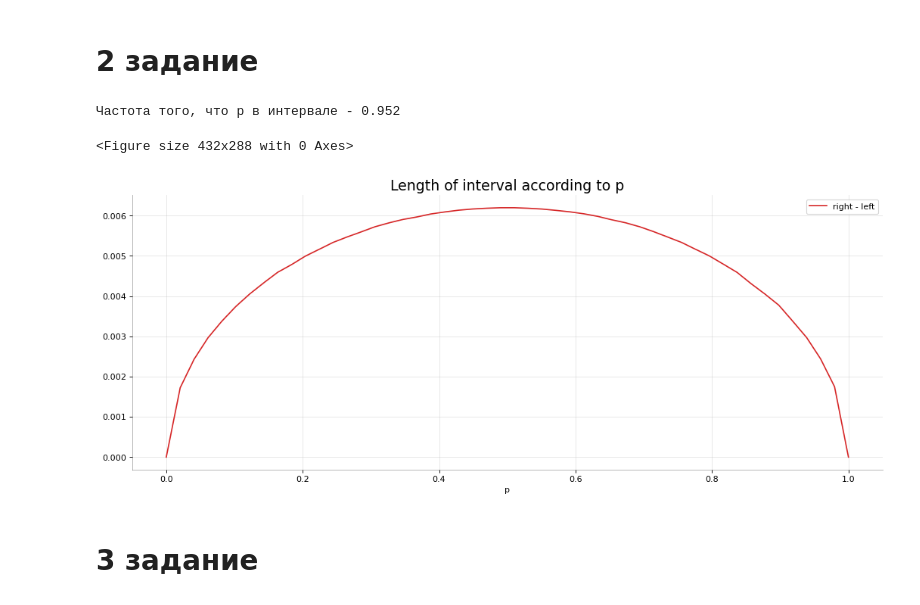
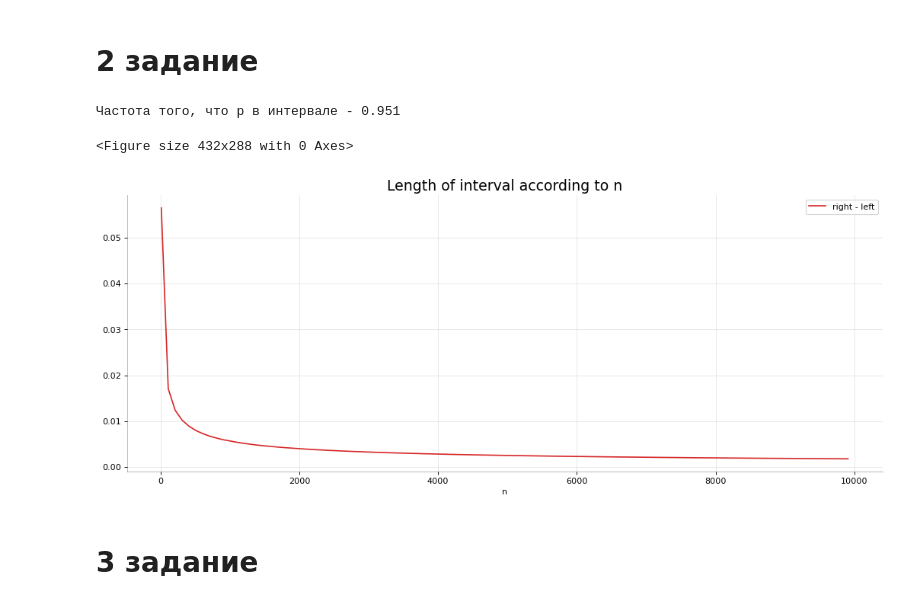
Before and after one commit to Hlibisev/statistics_course, a Jupyter notebook: MHW1.ipynb, the cells around one changed output. Cells and saved outputs as stored; diff of their text form; code cells hidden in the pictures.

```diff
--- a/MHW1.ipynb
+++ b/MHW1.ipynb
@@ -32,27 +32,26 @@ def plot(title, y, y1=None, x=None, label1=None, label2=None, xlabel=None, ylabe
 # %% [markdown]
 # 1 задание
 # %%
-epsilon = 0.1 # В определении сходимости по вероятности
-teta = 10 # параметр равномерного распределения
-n = 100000 # num_saples
+teta = 5 # параметр равномерного распределения
+n = 1000 # num_saples
 k = 1000
-prob = []
-cheb = []
+diff, rao, var = [], [], []
 
 for i in tqdm.tqdm(range(10, n, n // 50)):
     # Создадим данные
     samples = teta * uniform.rvs(size=(k, i))
     teta_n = 2 * samples.mean(axis=1)
+    E_teta_n = teta_n.mean()
+    D_teta_n = teta_n.var()
+    rao_kram = teta ** 2 / n
 
-    # Оценим вероятность частотой
-    prob.append((abs(teta_n - teta) > epsilon).mean())
-
-    # Добавим оценку неравенством Чебышева
-    cheb.append(teta ** 2 / 3 / i / epsilon ** 2)
+    # Рассмотрим разность между E_teta_n и teta
+    diff.append(abs(E_teta_n - teta))
+    var.append(D_teta_n)
+    rao.append(rao_kram)
 
 
-plot("P(|teta_n - teta| < epsilon)", prob[3:], cheb[3:],
-     x = list(range(10, n, n // 50))[3:], label1="modeling",
-     label2="chebyshev estimation", xlabel="n", ylabel="probability");
+plot("|E_teta_n - teta|", diff[3:],
+     x = list(range(10, n, n // 50))[3:], label1="modeling", xlabel="n", ylabel="difference");
 # %% [output]
 <Figure size 432x288 with 0 Axes>
@@ -72,7 +78,7 @@ def confidence_interval(X, gamma, m = None):
     return freq - border, freq + border
 
 # Сгенерируем выборку
-m, p = 1000, 0.3
+m, p = 100, 0.3
 gamma = 0.95
 n = 100
 num_samples = 1000
@@ -88,20 +94,21 @@ for i in tqdm.tqdm(range(num_samples)):
 
 print(f"Частота того, что p в интервале - {count / num_samples}")
 # %% [output]
-Частота того, что p в интервале - 0.952
+Частота того, что p в интервале - 0.951
 # %%
-# Cмотрим на длину доверительного интервала при разных p
-all_p = np.linspace(0, 1)
+# Cмотрим на длину доверительного интервала для p при разных n
+ns = np.arange(10, 10000, 100)
 lengths = []
-for p in all_p:
+
+for n in ns:
     X = binom(m, p).rvs(n)
     left, right = confidence_interval(X, gamma, m)
     lengths.append(right - left)
 
-plot(f"Length of interval according to p", y = lengths, x = all_p, xlabel="p", label1="right - left")
+plot(f"Length of interval according to n", y = lengths, x =ns, xlabel="n", label1="right - left");
 # %% [output]
 <Figure size 432x288 with 0 Axes>
-[figure, old version]
+[figure, new version]
 # %% [markdown]
 # 3 задание
 # %%
```
Also changed, not shown: parts of 4 cells of this notebook, 1 other file.
